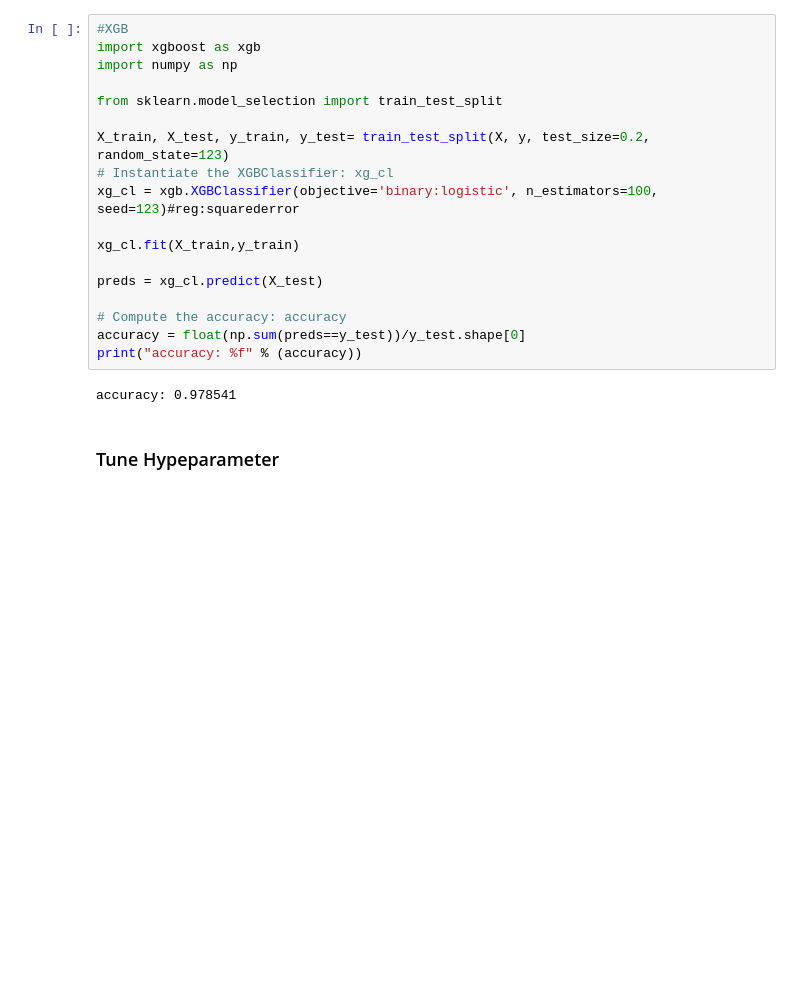
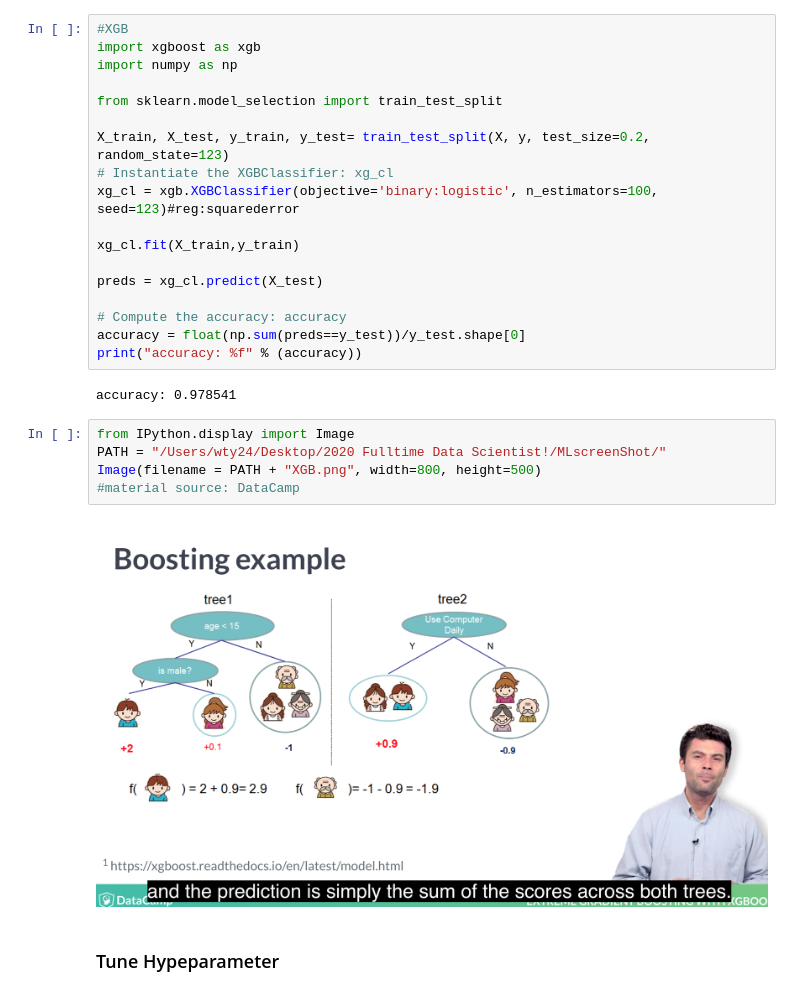
Before and after one commit to weitianyi1996/Machine-Learning-Algorithms-Notes, a Jupyter notebook: Machine Learning Algorithms Notes.ipynb, the cells around one changed output. Saved outputs shown, nothing was run; the diff lists cells and outputs as text; blank space fills up the shorter version.

```diff
--- a/Machine Learning Algorithms Notes.ipynb
+++ b/Machine Learning Algorithms Notes.ipynb
@@ -540,6 +540,13 @@ accuracy = float(np.sum(preds==y_test))/y_test.shape[0]
 print("accuracy: %f" % (accuracy))
 # %% [output]
 accuracy: 0.978541
+# %%
+from IPython.display import Image
+PATH = "/Users/wty24/Desktop/2020 Fulltime Data Scientist!/MLscreenShot/"
+Image(filename = PATH + "XGB.png", width=800, height=500)
+#material source: DataCamp
+# %% [output]
+[figure, added]
 # %% [markdown]
 ### Tune Hypeparameter
 # %%
```
